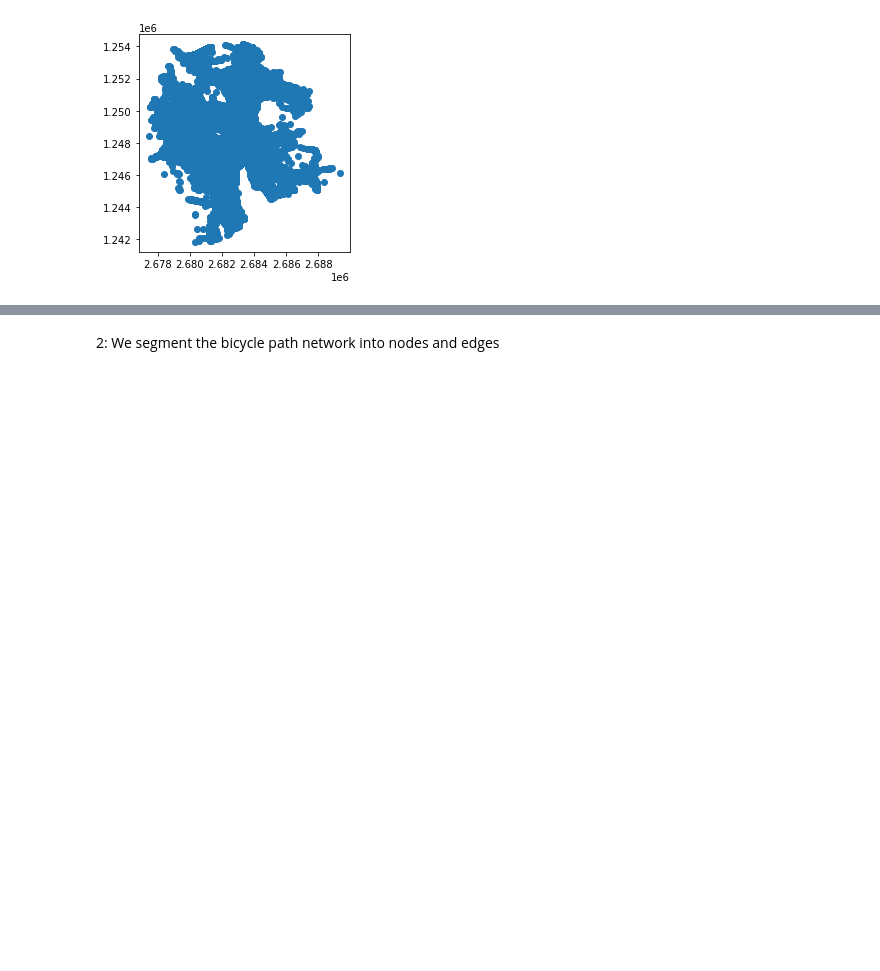
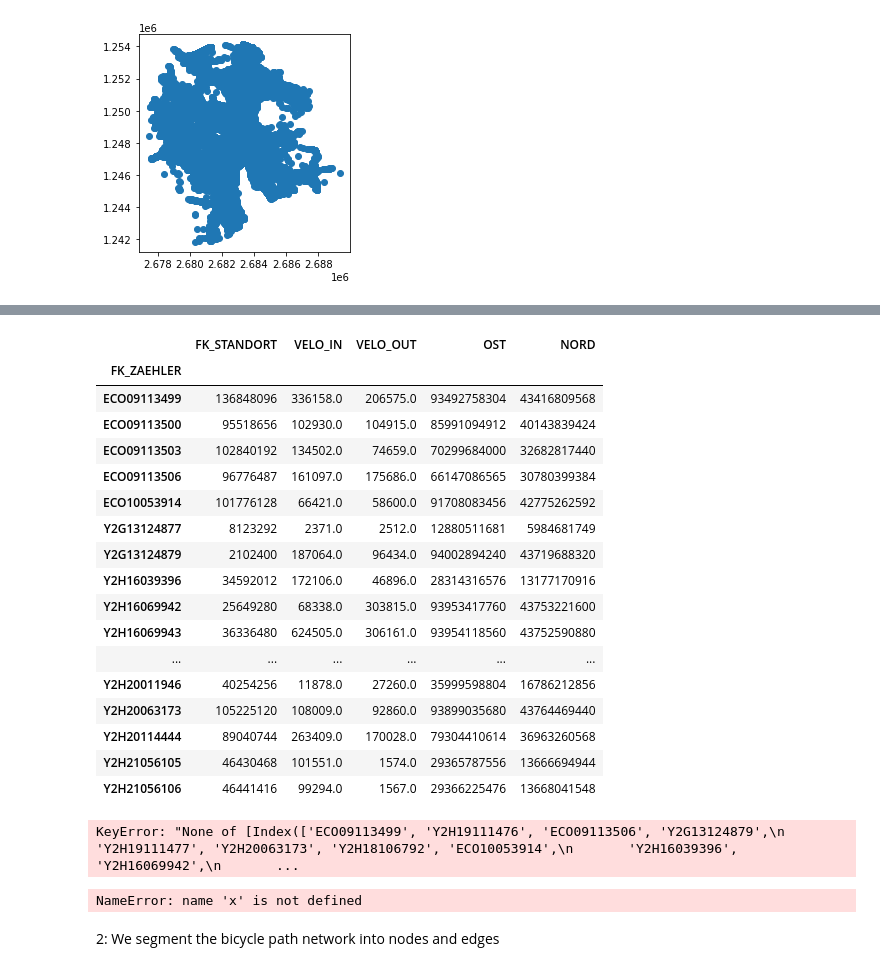
Before and after one commit to thereallinusrg/Velo-Zueri-Unfaelle, a Jupyter notebook: simon-notebook.ipynb, the cells around one changed output, grey strips where cells are left out. Drawn from its saved outputs; the diff is of its cells as text; code cells hidden in the pictures; blank space fills up the shorter version.

Commit message:
approaches on data "cleaning"

```diff
--- a/simon-notebook.ipynb
+++ b/simon-notebook.ipynb
@@ -83,3 +138,44 @@ Zaehlungen = Zaehlungen.drop(DeleteList, axis = 1)
+# %%
+#Count data is represented in a 15min frequency. Better work with 1h frequency.
+gruppiert = Zaehlungen.groupby("FK_ZAEHLER").sum()
+
+gruppiert
+# %% [output]
+|  | FK_STANDORT | VELO_IN | VELO_OUT | OST | NORD |
+| FK_ZAEHLER |  |  |  |  |  |
+| ECO09113499 | 136848096 | 336158.0 | 206575.0 | 93492758304 | 43416809568 |
+| ECO09113500 | 95518656 | 102930.0 | 104915.0 | 85991094912 | 40143839424 |
+| ECO09113503 | 102840192 | 134502.0 | 74659.0 | 70299684000 | 32682817440 |
+| ECO09113506 | 96776487 | 161097.0 | 175686.0 | 66147086565 | 30780399384 |
+| ECO10053914 | 101776128 | 66421.0 | 58600.0 | 91708083456 | 42775262592 |
+| Y2G13124877 | 8123292 | 2371.0 | 2512.0 | 12880511681 | 5984681749 |
+| Y2G13124879 | 2102400 | 187064.0 | 96434.0 | 94002894240 | 43719688320 |
+| Y2H16039396 | 34592012 | 172106.0 | 46896.0 | 28314316576 | 13177170916 |
+| Y2H16069942 | 25649280 | 68338.0 | 303815.0 | 93953417760 | 43753221600 |
+| Y2H16069943 | 36336480 | 624505.0 | 306161.0 | 93954118560 | 43752590880 |
+| ... | ... | ... | ... | ... | ... |
+| Y2H20011946 | 40254256 | 11878.0 | 27260.0 | 35999598804 | 16786212856 |
+| Y2H20063173 | 105225120 | 108009.0 | 92860.0 | 93899035680 | 43764469440 |
+| Y2H20114444 | 89040744 | 263409.0 | 170028.0 | 79304410614 | 36963260568 |
+| Y2H21056105 | 46430468 | 101551.0 | 1574.0 | 29365787556 | 13666694944 |
+| Y2H21056106 | 46441416 | 99294.0 | 1567.0 | 29366225476 | 13668041548 |
+# %%
+inn = []
+out = []
+
+for i in range(len(Zaehlungen)):
+    if Zaehlungen.loc[Zaehlungen['FK_ZAEHLER']] == Zaehlungen.loc[Zaehlungen['FK_ZAEHLER']]:
+        if Zaehlungen.DATUM.astype(str).str[:13] == Zaehlungen.DATUM.astype(str).str[:13]:
+            x = VELO_IN[i]
+            y = VELO_OUT[i]
+            inn[i] = x + VELO_IN[i]
+            out[i] = y + VELO_OUT[i]
+# %% [output]
+KeyError: "None of [Index(['ECO09113499', 'Y2H19111476', 'ECO09113506', 'Y2G13124879',\n       'Y2H19111477', 'Y2H20063173', 'Y2H18106792', 'ECO10053914',\n       'Y2H16039396', 'Y2H16069942',\n       ...
+# %%
+x
+# %% [output]
+NameError: name 'x' is not defined
 # %% [markdown]
 2: We segment the bicycle path network into nodes and edges
 # %% [markdown]
```
Also changed, not shown: parts of 8 cells of this notebook.
